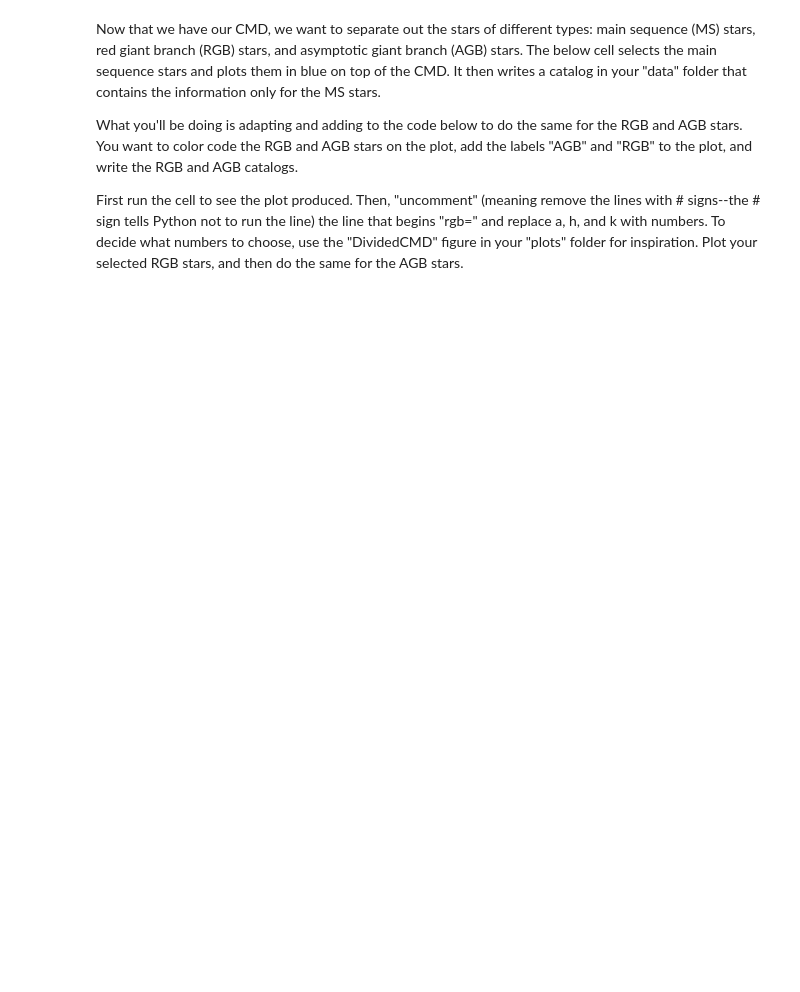
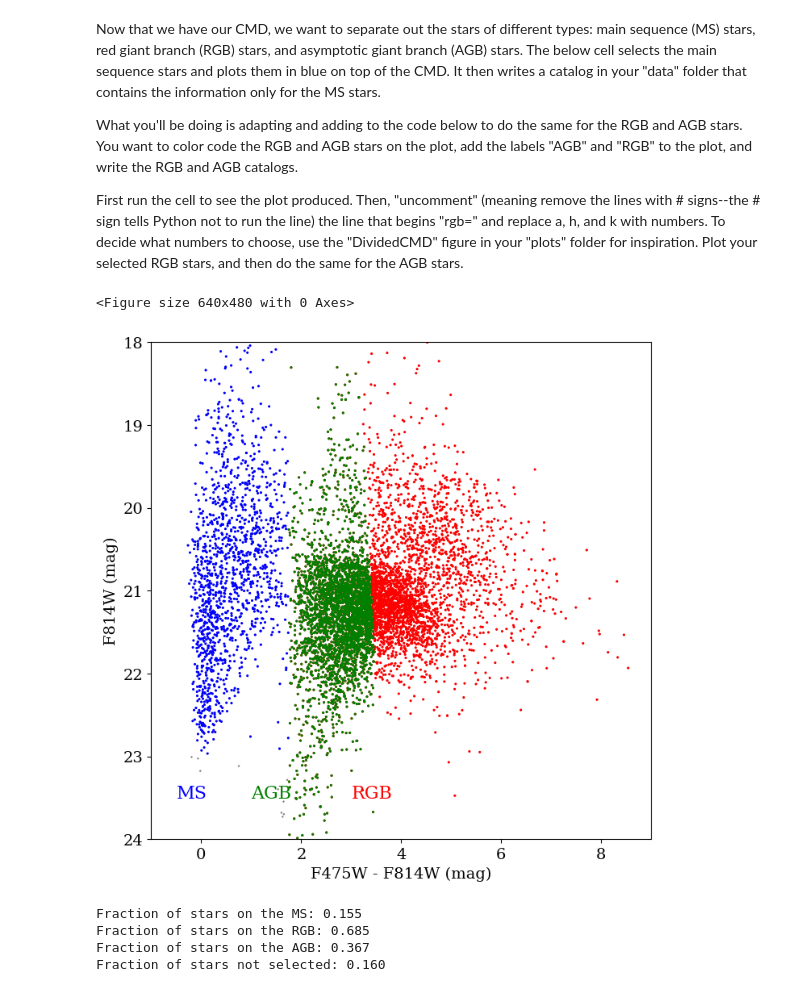
Before and after one commit to SalmaLilad/UCSC-PYaR-Research, a Jupyter notebook: programs/3-CMD Activity.ipynb, the cells around one changed output. Cells and saved outputs as stored; diff of their text form; code cells hidden in the pictures; blank space fills up the shorter version.

```diff
--- a/programs/3-CMD Activity.ipynb
+++ b/programs/3-CMD Activity.ipynb
@@ -80,32 +87,47 @@ First run the cell to see the plot produced. Then, "uncomment" (meaning remove t
 # %%
 #========From here on is the part that you're going to copy and
 #adapt for the RGB and AGB stars===============================
 
 #Where condition to isolate main sequence stars
 ms = (color < 1.75) & (f814w < 23)
 
 #Plot MS stars in blue on the plot and label that region
 f = InitializePlot()
 plt.scatter(color, f814w, c = 'gray', s = 3, edgecolors = 'none')
 plt.scatter(color[ms], f814w[ms], c = 'blue', edgecolors = 'none', s = 5)
 plt.text(-0.5, 23.5, 'MS', color = 'blue', size = 16)
 
 #Write a text file containing information for MS stars by calling the
 #WriteCatalog function on the stars that satisfy the MS condition.
 #You shouldn't modify the WriteCatalog function itself;
 #only copy and modify the line below for the AGB and RGB groups.
 WriteCatalog('../data/MScatalog.txt',
              [ra[ms], dec[ms], xi[ms], eta[ms], f475w[ms], f814w[ms], v[ms], verr[ms]],
              'RA DEC XI ETA F475W F814W V VERR')
 
 #==============================================================
 #Replace a, h, and k with numbers, and see what happens
-#rgb= (color > 1.75 ) & (f814w > a*(color-h)**2.+k)
-##Add the RGB stars to the plot!
+rgb= (color > 1.75 ) & (f814w > 0.5*(color-4)**2.+.555)
+plt.scatter(color[rgb], f814w[rgb], c = 'red', edgecolors = 'none', s = 5)
+plt.text(3, 23.5 ,'RGB', color = 'red', size = 16)
 
 #Write the catalog here when you're happy with your selection!
+WriteCatalog('../data/MScatalog.txt',
+             [ra[rgb], dec[rgb], xi[rgb], eta[rgb], f475w[rgb], f814w[rgb], v[rgb], verr[rgb]],
+             'RA DEC XI ETA F475W F814W V VERR')
+
 #Then, add the AGB stars to the plot and write an AGB catalog as well!
+agb= (color > 1.75 ) & (f814w > 2*(color-.2)**2.+.5)
+plt.scatter(color[agb], f814w[agb], c = 'green', edgecolors = 'none', s = 5)
+plt.text(1, 23.5 ,'AGB', color = 'green', size = 16)
+
+WriteCatalog('../data/MScatalog.txt',
+             [ra[agb], dec[agb], xi[agb], eta[agb], f475w[agb], f814w[agb], v[agb], verr[agb]],
+             'RA DEC XI ETA F475W F814W V VERR')
 #==============================================================
+# %% [output]
+<Figure size 640x480 with 0 Axes>
+[figure, added]
 # %%
 # Determine what fraction of the entire catalog are selected by the MS, RGB, and AGB criteria
 nstars = len(color)
@@ -114,3 +136,8 @@ print('Fraction of stars on the RGB: {0:.3f}'.format(np.sum(rgb)/nstars))
 print('Fraction of stars on the AGB: {0:.3f}'.format(np.sum(agb)/nstars))
 selected = ms | rgb | agb
 print('Fraction of stars not selected: {0:.3f}'.format(np.sum(~selected)/nstars))
+# %% [output]
+Fraction of stars on the MS: 0.155
+Fraction of stars on the RGB: 0.685
+Fraction of stars on the AGB: 0.367
+Fraction of stars not selected: 0.160
```
Also changed, not shown: parts of 2 cells of this notebook.
